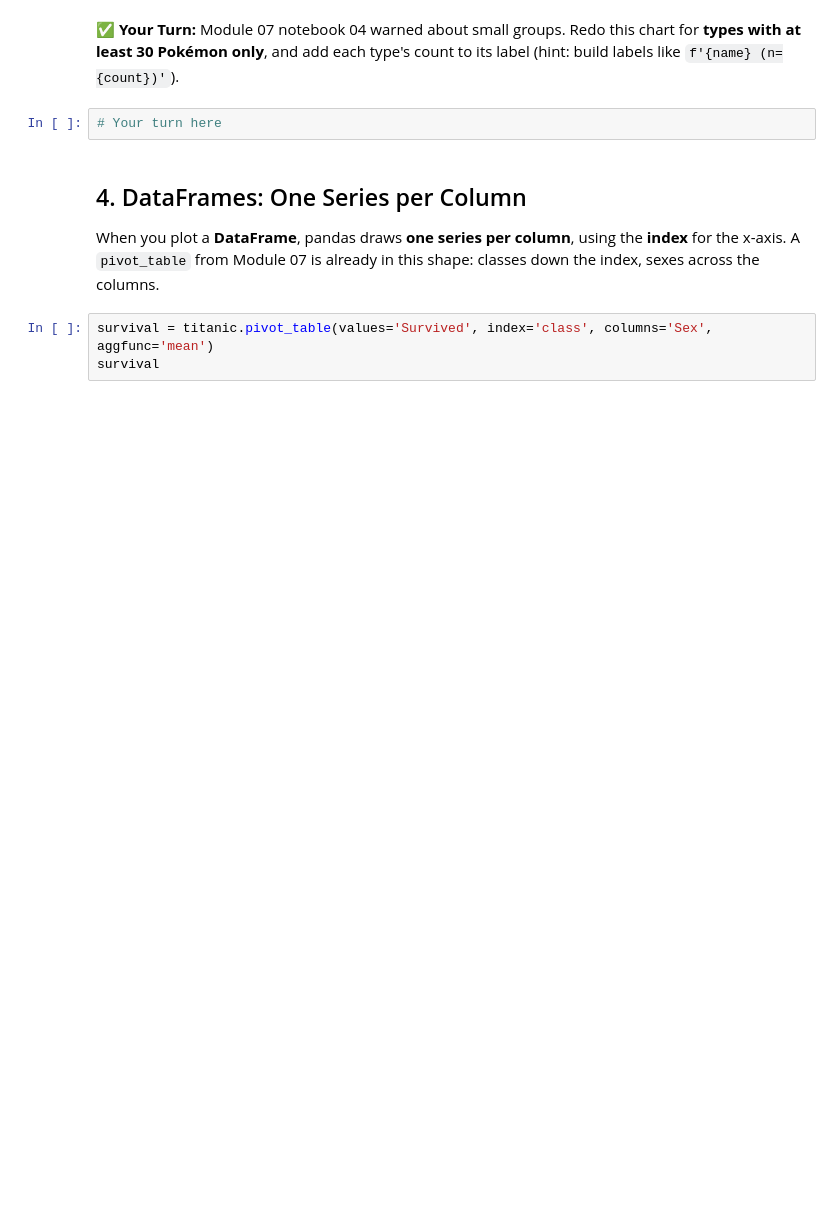
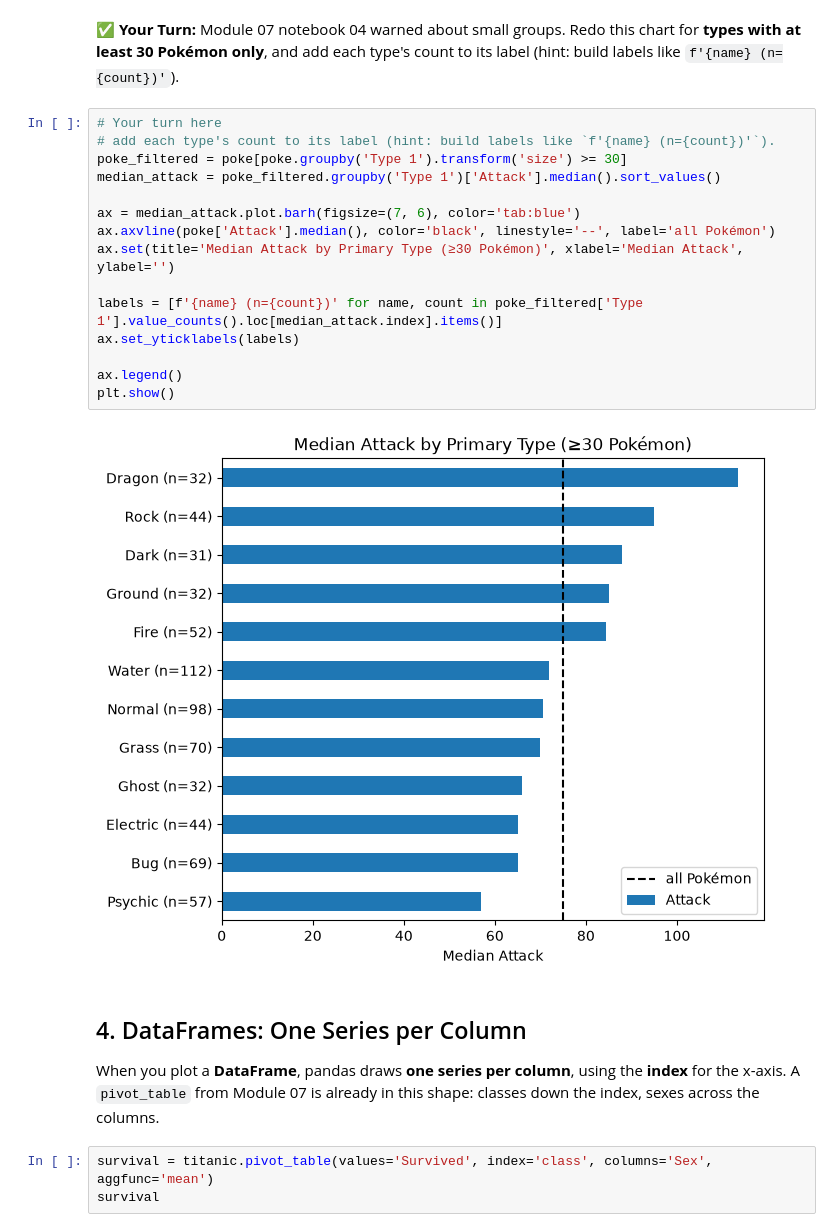
Before and after one commit to ECOKER1226/3603-data-science-coker, a Jupyter notebook: Work/08-Visualizing_Data/02-Plotting_with_Pandas.ipynb, the cells around one changed output. Drawn from its saved outputs; the diff is of its cells as text; blank space fills up the shorter version.

Commit message:
saved work on 02-Plotting_with_Pandas.ipynb

```diff
--- a/Work/08-Visualizing_Data/02-Plotting_with_Pandas.ipynb
+++ b/Work/08-Visualizing_Data/02-Plotting_with_Pandas.ipynb
@@ -80,6 +88,21 @@ plt.show()
 ✅ **Your Turn:** Module 07 notebook 04 warned about small groups. Redo this chart for **types with at least 30 Pokémon only**, and add each type's count to its label (hint: build labels like `f'{name} (n={count})'`).
 # %%
 # Your turn here
+# add each type's count to its label (hint: build labels like `f'{name} (n={count})'`).
+poke_filtered = poke[poke.groupby('Type 1').transform('size') >= 30]
+median_attack = poke_filtered.groupby('Type 1')['Attack'].median().sort_values()
+
+ax = median_attack.plot.barh(figsize=(7, 6), color='tab:blue')
+ax.axvline(poke['Attack'].median(), color='black', linestyle='--', label='all Pokémon')
+ax.set(title='Median Attack by Primary Type (≥30 Pokémon)', xlabel='Median Attack', ylabel='')
+
+labels = [f'{name} (n={count})' for name, count in poke_filtered['Type 1'].value_counts().loc[median_attack.index].items()]
+ax.set_yticklabels(labels)
+
+ax.legend()
+plt.show()
+# %% [output]
+[figure, added]
 # %% [markdown]
 ## 4. DataFrames: One Series per Column
 When you plot a **DataFrame**, pandas draws **one series per column**, using the **index** for the x-axis. A `pivot_table` from Module 07 is already in this shape: classes down the index, sexes across the columns.
```
Also changed, not shown: parts of 18 cells of this notebook, 2 other files.
